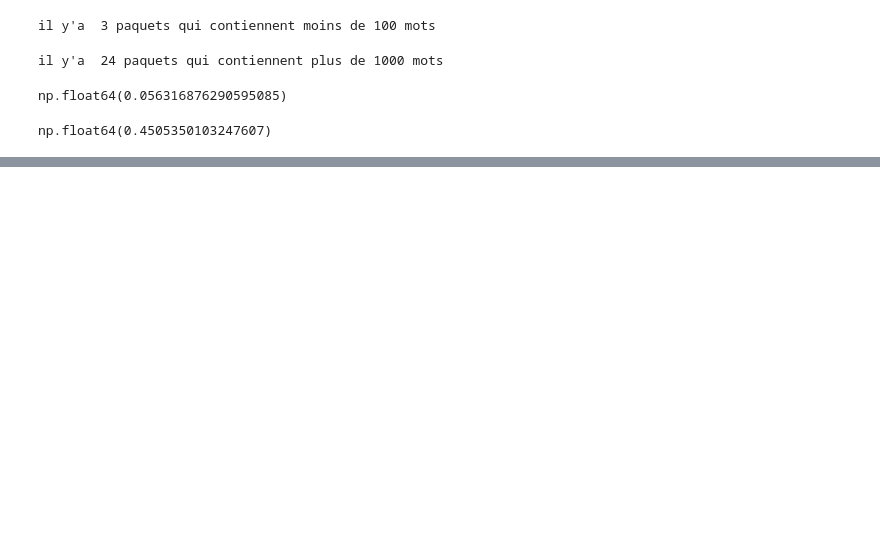
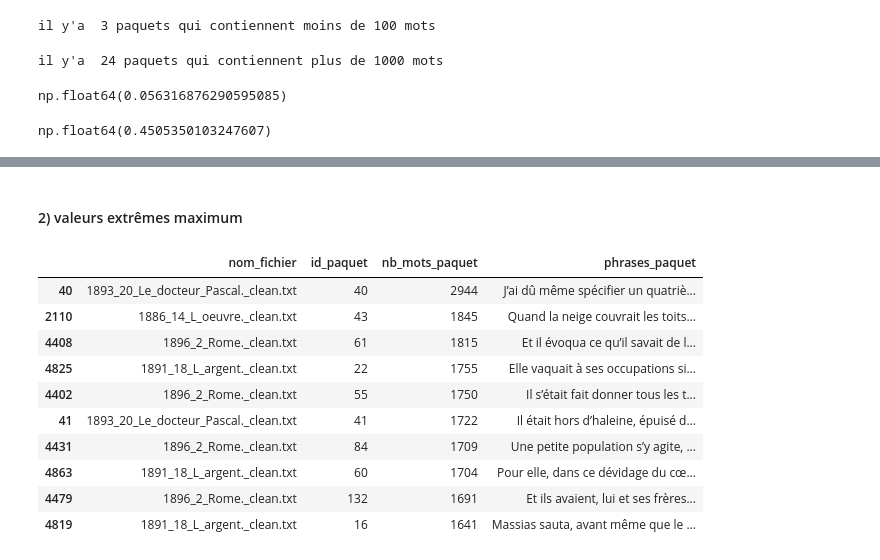
Before and after one commit to MorganRichard25/analyse_topic_zola, a Jupyter notebook: notebooks/00_statistique_sur_segment.ipynb, the cells around one changed output, grey strips where cells are left out. Saved outputs shown, nothing was run; the diff lists cells and outputs as text; code cells hidden in the pictures; blank space fills up the shorter version.

```diff
--- a/notebooks/00_statistique_sur_segment.ipynb
+++ b/notebooks/00_statistique_sur_segment.ipynb
@@ -133,0 +155,18 @@ np.float64(0.4505350103247607)
+# %% [markdown]
+#### 2) valeurs extrêmes maximum
+# %%
+df_analyse.sort_values("nb_mots_paquet", ascending=False).head(10)[
+    ["nom_fichier", "id_paquet", "nb_mots_paquet", "phrases_paquet"]
+]
+# %% [output]
+|  | nom_fichier | id_paquet | nb_mots_paquet | phrases_paquet |
+| 40 | 1893_20_Le_docteur_Pascal._clean.txt | 40 | 2944 | J’ai dû même spécifier un quatriè... |
+| 2110 | 1886_14_L_oeuvre._clean.txt | 43 | 1845 | Quand la neige couvrait les toits... |
+| 4408 | 1896_2_Rome._clean.txt | 61 | 1815 | Et il évoqua ce qu’il savait de l... |
+| 4825 | 1891_18_L_argent._clean.txt | 22 | 1755 | Elle vaquait à ses occupations si... |
+| 4402 | 1896_2_Rome._clean.txt | 55 | 1750 | Il s’était fait donner tous les t... |
+| 41 | 1893_20_Le_docteur_Pascal._clean.txt | 41 | 1722 | Il était hors d’haleine, épuisé d... |
+| 4431 | 1896_2_Rome._clean.txt | 84 | 1709 | Une petite population s’y agite, ... |
+| 4863 | 1891_18_L_argent._clean.txt | 60 | 1704 | Pour elle, dans ce dévidage du cœ... |
+| 4479 | 1896_2_Rome._clean.txt | 132 | 1691 | Et ils avaient, lui et ses frères... |
+| 4819 | 1891_18_L_argent._clean.txt | 16 | 1641 | Massias sauta, avant même que le ... |
```
Also changed, not shown: parts of 7 cells of this notebook.
